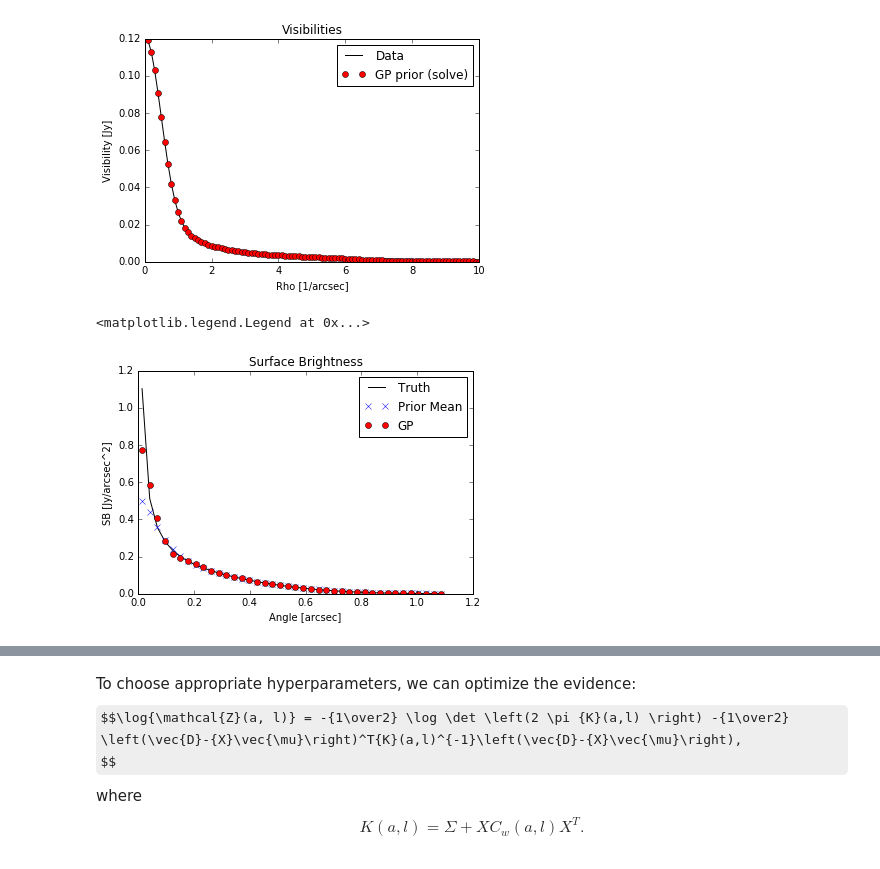
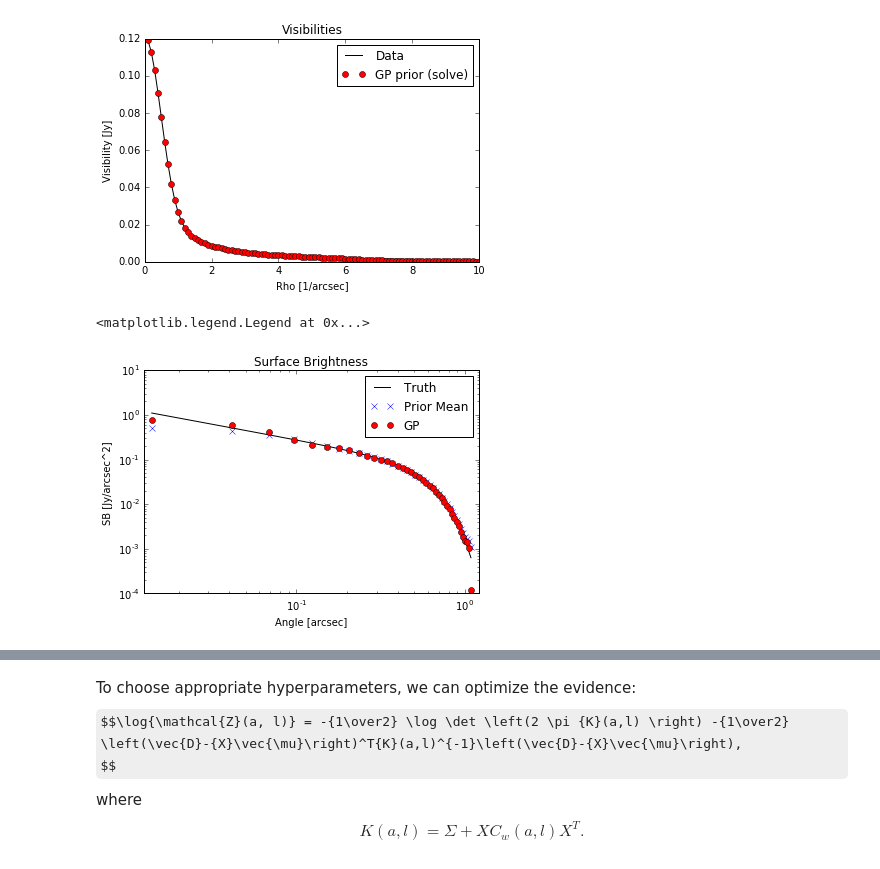
Before and after one commit to tripathi/D3SB, a Jupyter notebook: LinearSolnwithDataCreation.ipynb, the cells around one changed output, grey strips where cells are left out. Saved outputs shown, nothing was run; the diff lists cells and outputs as text; code cells hidden in the pictures; some formulas as TeX source.

```diff
--- a/LinearSolnwithDataCreation.ipynb
+++ b/LinearSolnwithDataCreation.ipynb
@@ -241,11 +241,15 @@ plt.legend()
 # %%
 plt.plot(rcenter, wtrue, '-k', label='Truth')
 plt.plot(rcenter, muw, 'xb', label='Prior Mean')
 plt.plot(rcenter, wgp, 'or', label='GP')
 plt.ylabel('SB [Jy/arcsec^2]')
 plt.xlabel('Angle [arcsec]')
 plt.title('Surface Brightness')
+ax = plt.gca()
+ax.set_yscale('log')
+ax.set_xscale('log')
+plt.xlim(.9*rcenter[0], 1.1*rmax)
 plt.legend()
 # %% [output]
 <matplotlib.legend.Legend at 0x...>
-[figure, old version]
+[figure, new version]
```
Also changed, not shown: parts of 15 cells of this notebook.
